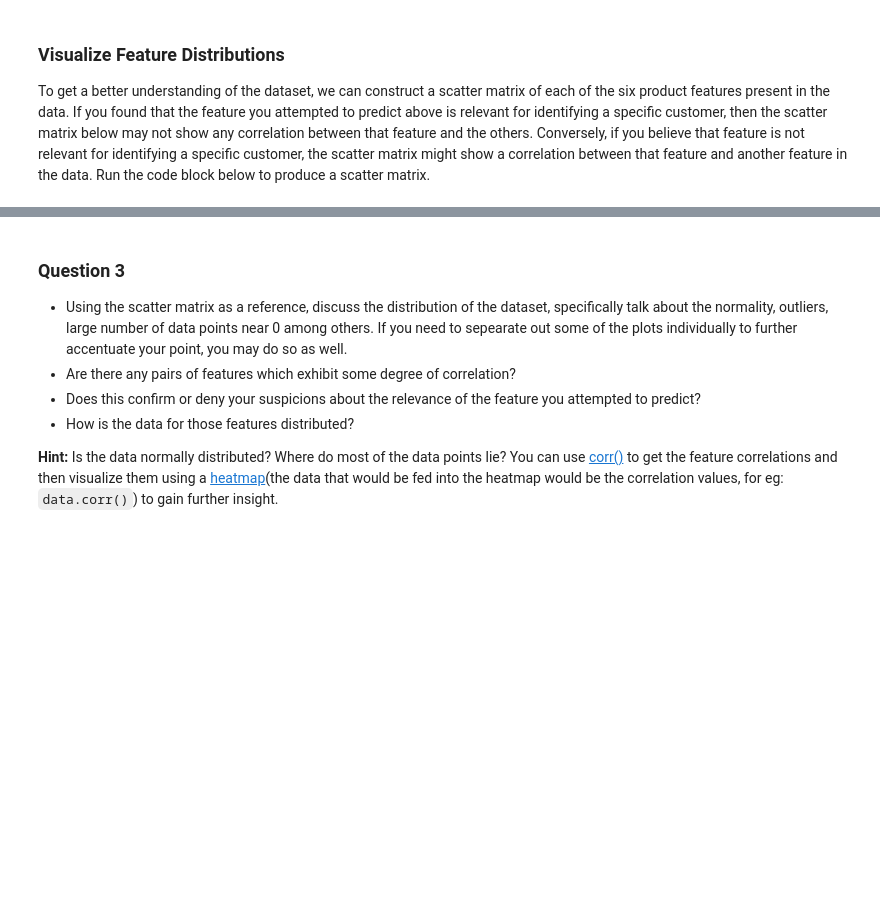
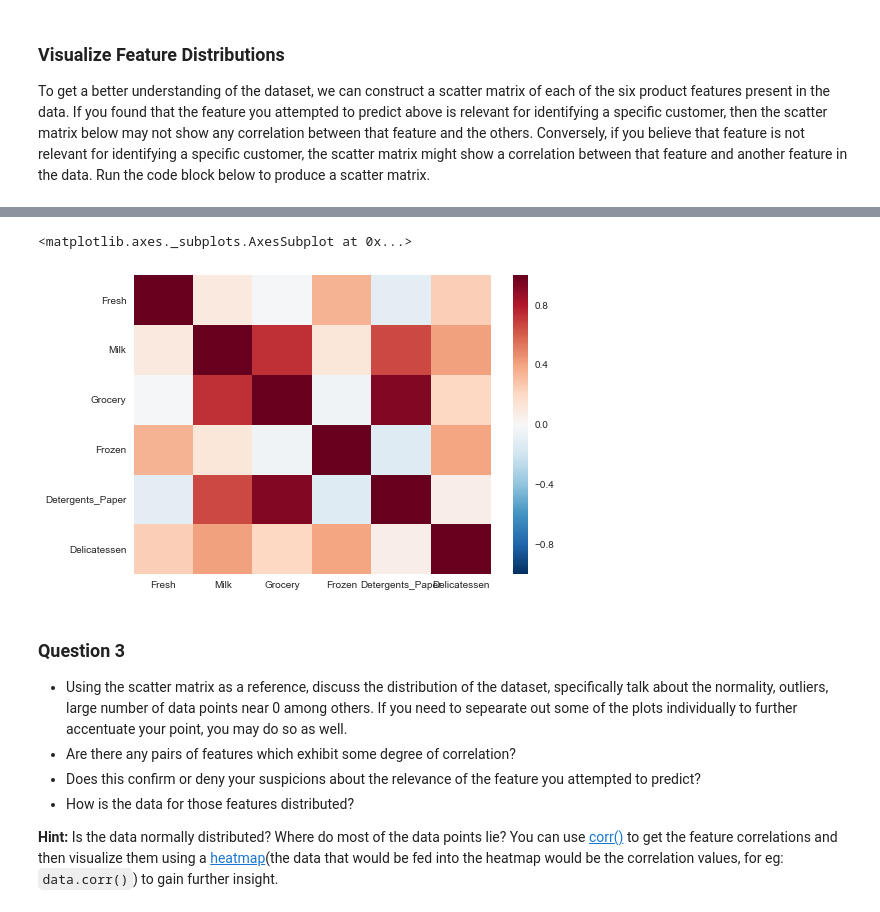
Before and after one commit to mukerong/Machine-Learning-Engineer-Nanodegree, a Jupyter notebook: P3-Customer-Segments/customer_segments.ipynb, the cells around one changed output, grey strips where cells are left out. Saved outputs shown, nothing was run; the diff lists cells and outputs as text; code cells hidden in the pictures; blank space fills up the shorter version.

```diff
--- a/P3-Customer-Segments/customer_segments.ipynb
+++ b/P3-Customer-Segments/customer_segments.ipynb
@@ -148,3 +150,10 @@ pd.scatter_matrix(data, alpha = 0.3, figsize = (14,8), diagonal = 'kde');
+# %%
+import seaborn as sns
+
+sns.heatmap(data.corr())
+# %% [output]
+<matplotlib.axes._subplots.AxesSubplot at 0x...>
+[figure, added]
 # %% [markdown]
 ### Question 3
 * Using the scatter matrix as a reference, discuss the distribution of the dataset, specifically talk about the normality, outliers, large number of data points near 0 among others. If you need to sepearate out some of the plots individually to further accentuate your point, you may do so as well.
```
Also changed, not shown: parts of 3 cells of this notebook.
